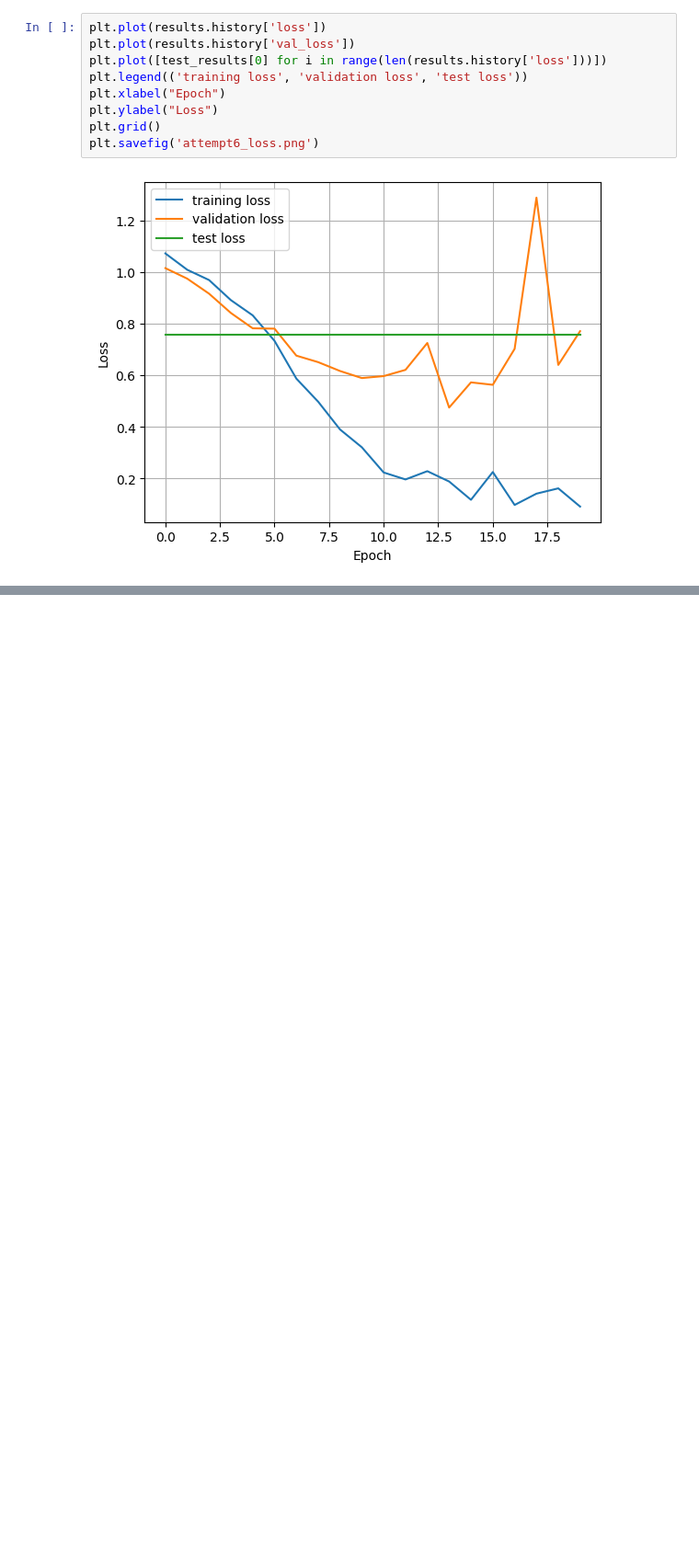
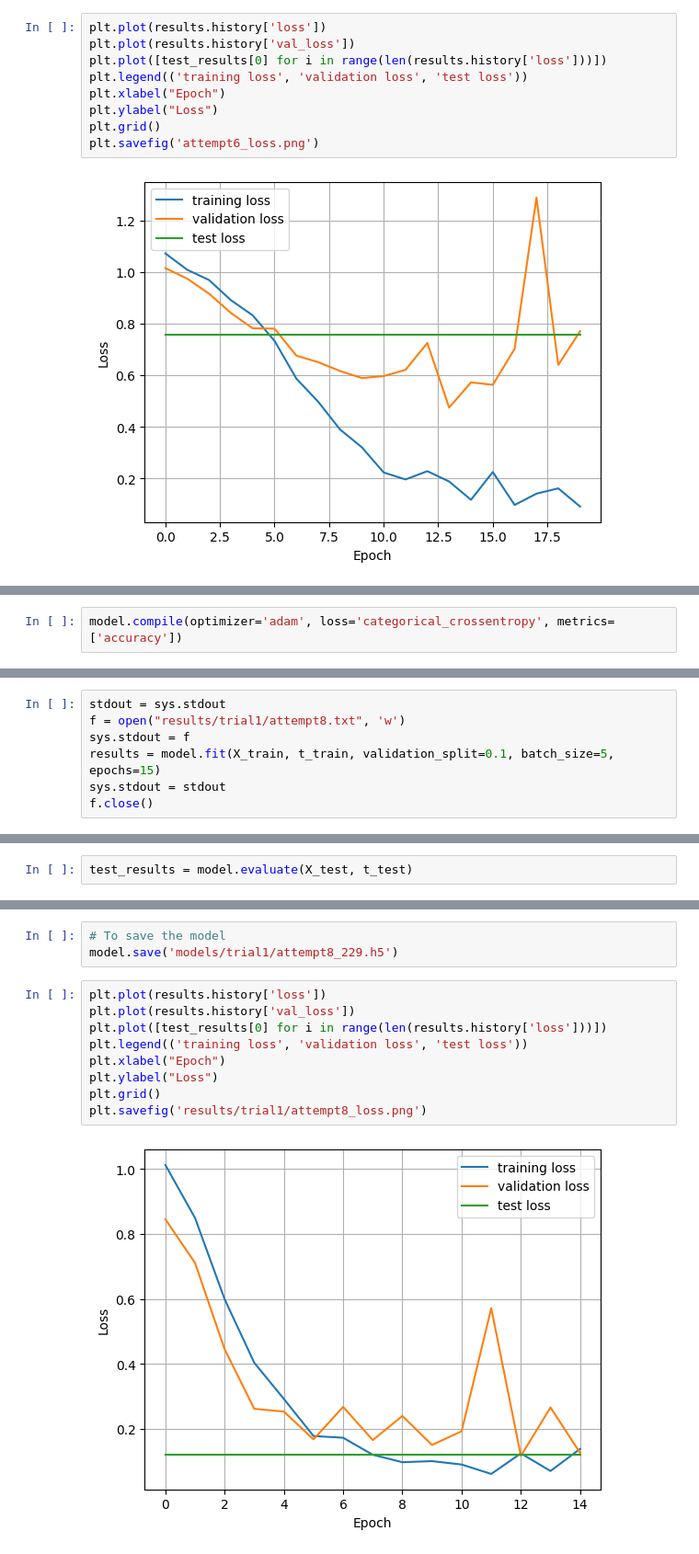
Before and after one commit to Riddy21/EEG_Model_Training, a Jupyter notebook: EEG_Binary_Classification_CNN-RNN_Trial-1.ipynb, the cells around one changed output, grey strips where cells are left out. Shown at 92% size. Drawn from its saved outputs; the diff is of its cells as text; blank space fills up the shorter version.

```diff
--- a/EEG_Binary_Classification_CNN-RNN_Trial-1.ipynb
+++ b/EEG_Binary_Classification_CNN-RNN_Trial-1.ipynb
@@ -915,0 +1132,2 @@ plt.savefig('attempt6_accuracy.png')
+# %%
+model.compile(optimizer='adam', loss='categorical_crossentropy', metrics=['accuracy'])
@@ -915,0 +1174,7 @@ plt.savefig('attempt6_accuracy.png')
+# %%
+stdout = sys.stdout
+f = open("results/trial1/attempt8.txt", 'w')
+sys.stdout = f
+results = model.fit(X_train, t_train, validation_split=0.1, batch_size=5, epochs=15)
+sys.stdout = stdout
+f.close()
@@ -915,0 +1201,2 @@ plt.savefig('attempt6_accuracy.png')
+# %%
+test_results = model.evaluate(X_test, t_test)
@@ -915,0 +1223,14 @@ plt.savefig('attempt6_accuracy.png')
+# %%
+# To save the model
+model.save('models/trial1/attempt8_229.h5')
+# %%
+plt.plot(results.history['loss'])
+plt.plot(results.history['val_loss'])
+plt.plot([test_results[0] for i in range(len(results.history['loss']))])
+plt.legend(('training loss', 'validation loss', 'test loss'))
+plt.xlabel("Epoch")
+plt.ylabel("Loss")
+plt.grid()
+plt.savefig('results/trial1/attempt8_loss.png')
+# %% [output]
+[figure, added]
```
Also changed, not shown: parts of 28 cells of this notebook, 8 other files.
